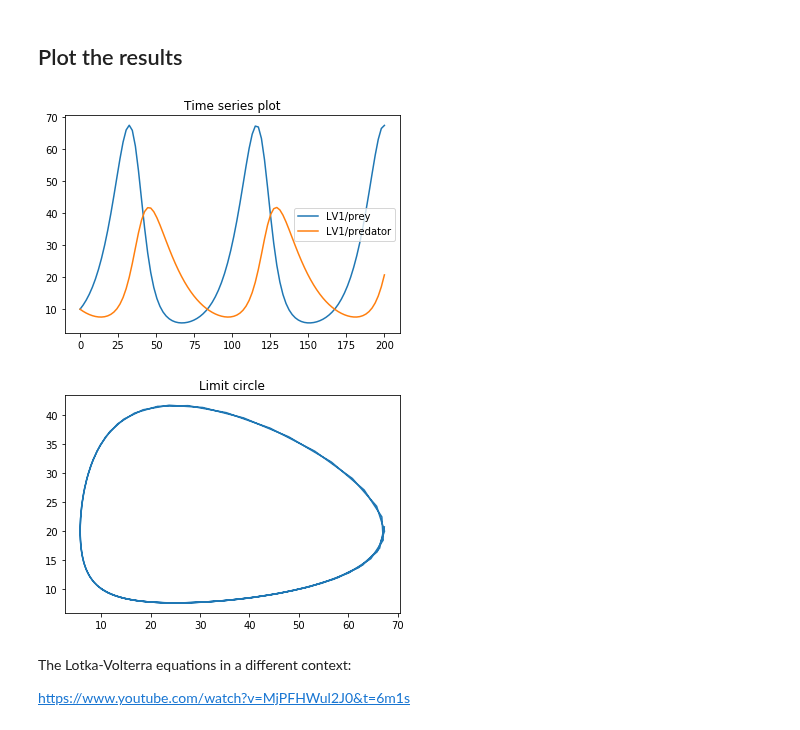
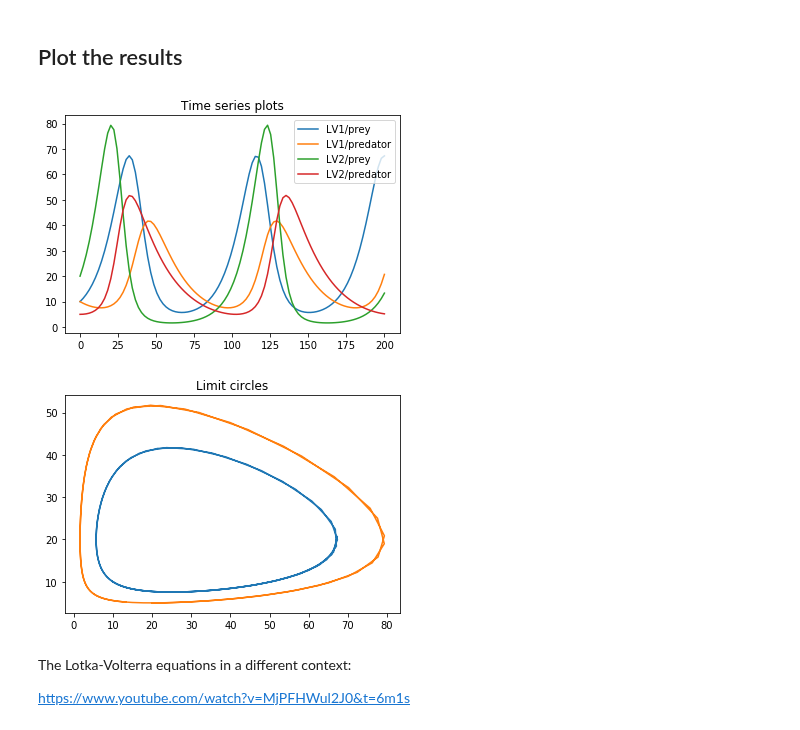
Before and after one commit to fabm-model/fabm, a Jupyter notebook: src/models/au/prey_predator/lotka_volterra.ipynb, the cells around one changed output. Cells and saved outputs as stored; diff of their text form; code cells hidden in the pictures.

```diff
--- a/src/models/au/prey_predator/lotka_volterra.ipynb
+++ b/src/models/au/prey_predator/lotka_volterra.ipynb
@@ -33,5 +37,5 @@ The model configuration is done via the YAML formatted file.
 # %%
-yaml_file = '/home/kb/FABM/fabm/testcases/fabm-au-prey_predator.yaml'
+yaml_file = '../../../../testcases/fabm-au-prey_predator.yaml'
 model = pyfabm.Model(yaml_file)
 model.findDependency('bottom_depth').value = 1.
 model.checkReady(stop=True)
@@ -52,16 +56,17 @@ y = scipy.integrate.odeint(dy,model.state,10000*t)
 # %%
 import pylab
 pylab.plot(t,y)
-pylab.title('Time series plot')
+pylab.title('Time series plots')
 pylab.legend([variable.path for variable in model.state_variables])
 pylab.show()
 
 pylab.plot(y[:,0],y[:,1])
-pylab.title('Limit circle')
+pylab.plot(y[:,2],y[:,3])
+pylab.title('Limit circles')
 pylab.show()
 # %% [output]
-[figure, old version]
+[figure, new version]
-[figure, old version]
+[figure, new version]
 # %% [markdown]
 The Lotka-Volterra equations in a different context:
 
```
Also changed, not shown: parts of 2 cells of this notebook.
